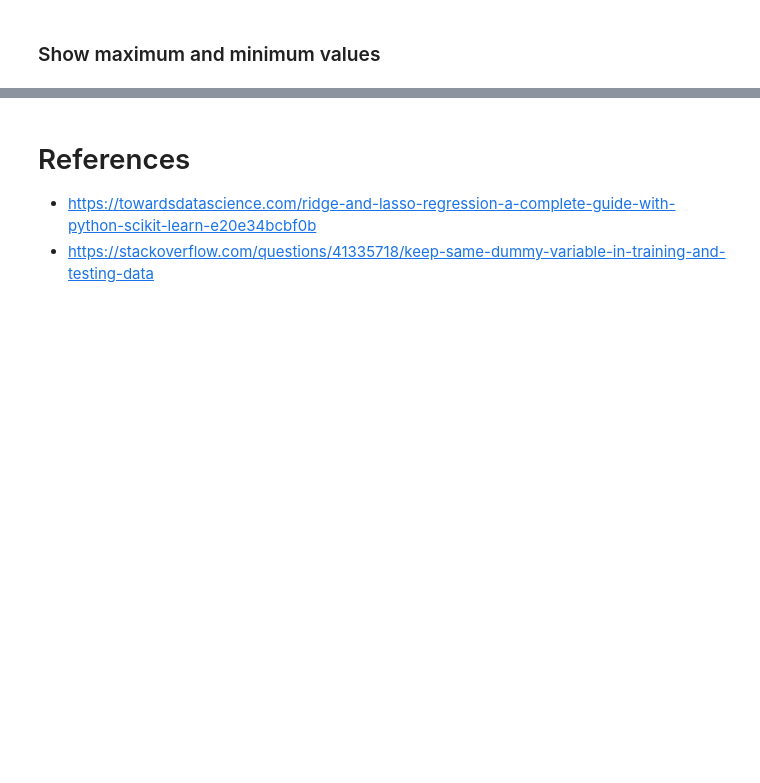
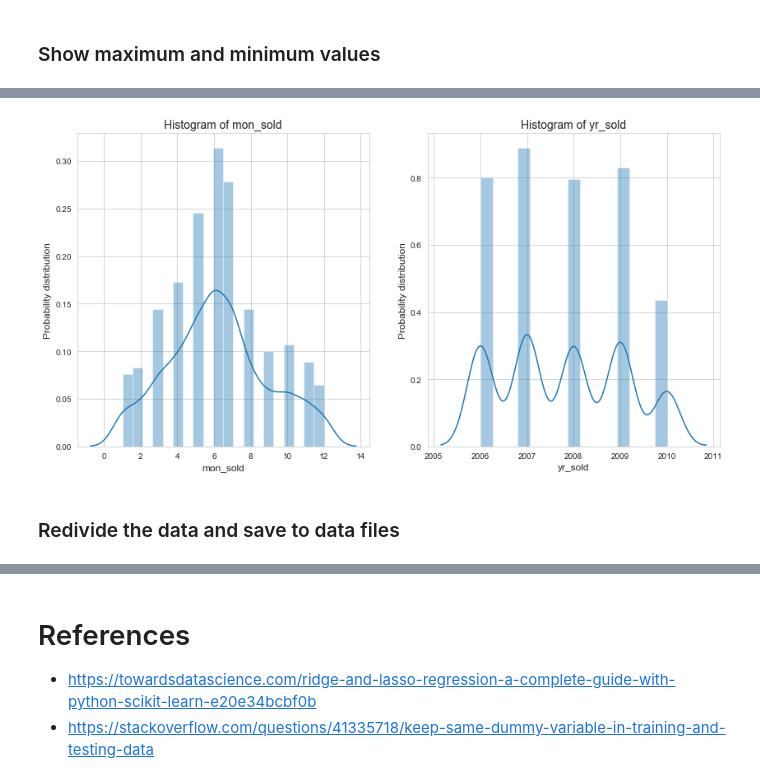
Before and after one commit to sgodfrey66/Housing_prices, a Jupyter notebook: code/EDA_and_cleaning.ipynb, the cells around one changed output, grey strips where cells are left out. Cells and saved outputs as stored; diff of their text form; code cells hidden in the pictures; blank space fills up the shorter version.

```diff
--- a/code/EDA_and_cleaning.ipynb
+++ b/code/EDA_and_cleaning.ipynb
@@ -415,0 +468,12 @@ Name: Neighborhood, dtype: int64
+# %%
+df = X_super
+cols = num_features[-2:]
+titles = ['Histogram of ' + str(cols[0]), 'Histogram of ' + str(cols[1]) ]
+xlabels = cols
+ylabels = ['Probability distribution', 'Probability distribution']
+
+subplot_histograms(df, cols, titles, xlabels, ylabels, (14,7))
+# %% [output]
+[figure, added]
+# %% [markdown]
+### Redivide the data and save to data files
```
Also changed, not shown: parts of 42 cells of this notebook, 2 other files.
